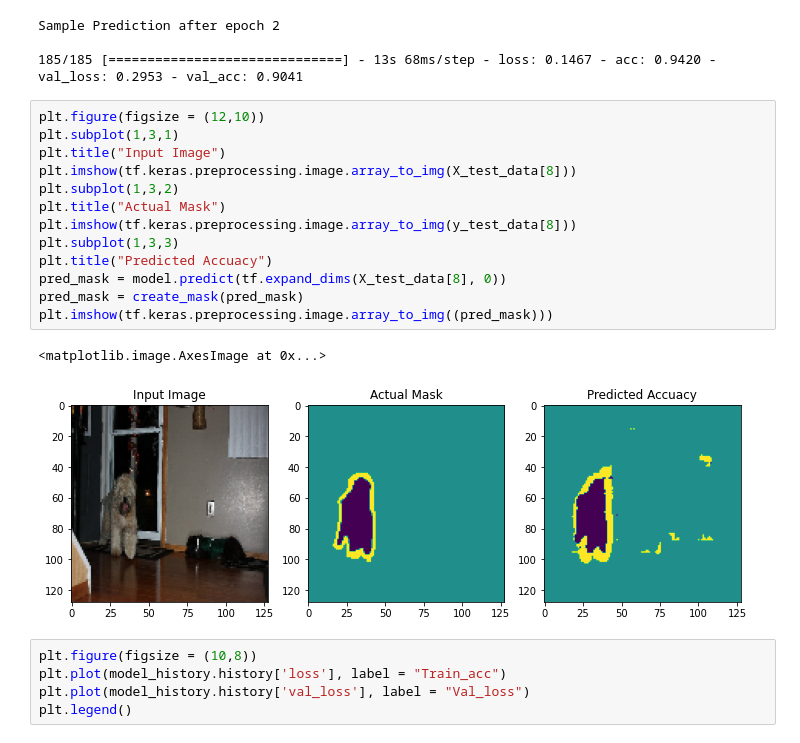
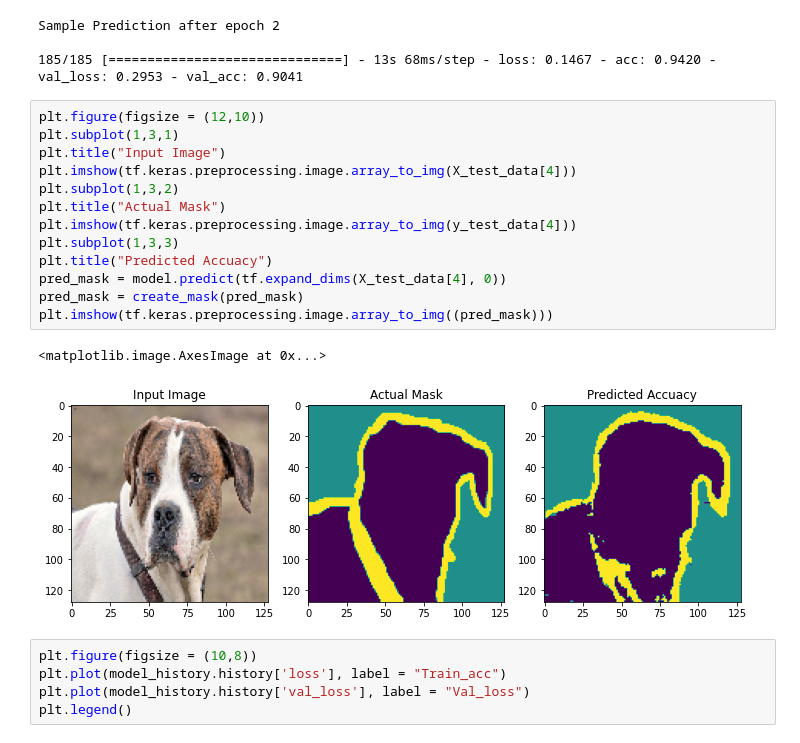
Before and after one commit to shreyashrawat/Segmentation-using-U-net, a Jupyter notebook: Image_Segmentation.ipynb, the cells around one changed output. Saved outputs shown, nothing was run; the diff lists cells and outputs as text.

```diff
--- a/Image_Segmentation.ipynb
+++ b/Image_Segmentation.ipynb
@@ -282,19 +264,19 @@ Sample Prediction after epoch 2
 # %%
 plt.figure(figsize = (12,10))
 plt.subplot(1,3,1)
 plt.title("Input Image")
-plt.imshow(tf.keras.preprocessing.image.array_to_img(X_test_data[8]))
+plt.imshow(tf.keras.preprocessing.image.array_to_img(X_test_data[4]))
 plt.subplot(1,3,2)
 plt.title("Actual Mask")
-plt.imshow(tf.keras.preprocessing.image.array_to_img(y_test_data[8]))
+plt.imshow(tf.keras.preprocessing.image.array_to_img(y_test_data[4]))
 plt.subplot(1,3,3)
 plt.title("Predicted Accuacy")
-pred_mask = model.predict(tf.expand_dims(X_test_data[8], 0))
+pred_mask = model.predict(tf.expand_dims(X_test_data[4], 0))
 pred_mask = create_mask(pred_mask)
 plt.imshow(tf.keras.preprocessing.image.array_to_img((pred_mask)))
 # %% [output]
 <matplotlib.image.AxesImage at 0x...>
-[figure, old version]
+[figure, new version]
 # %%
 plt.figure(figsize = (10,8))
 plt.plot(model_history.history['loss'], label = "Train_acc")
```
Also changed, not shown: parts of 1 cell of this notebook, 1 other file.
